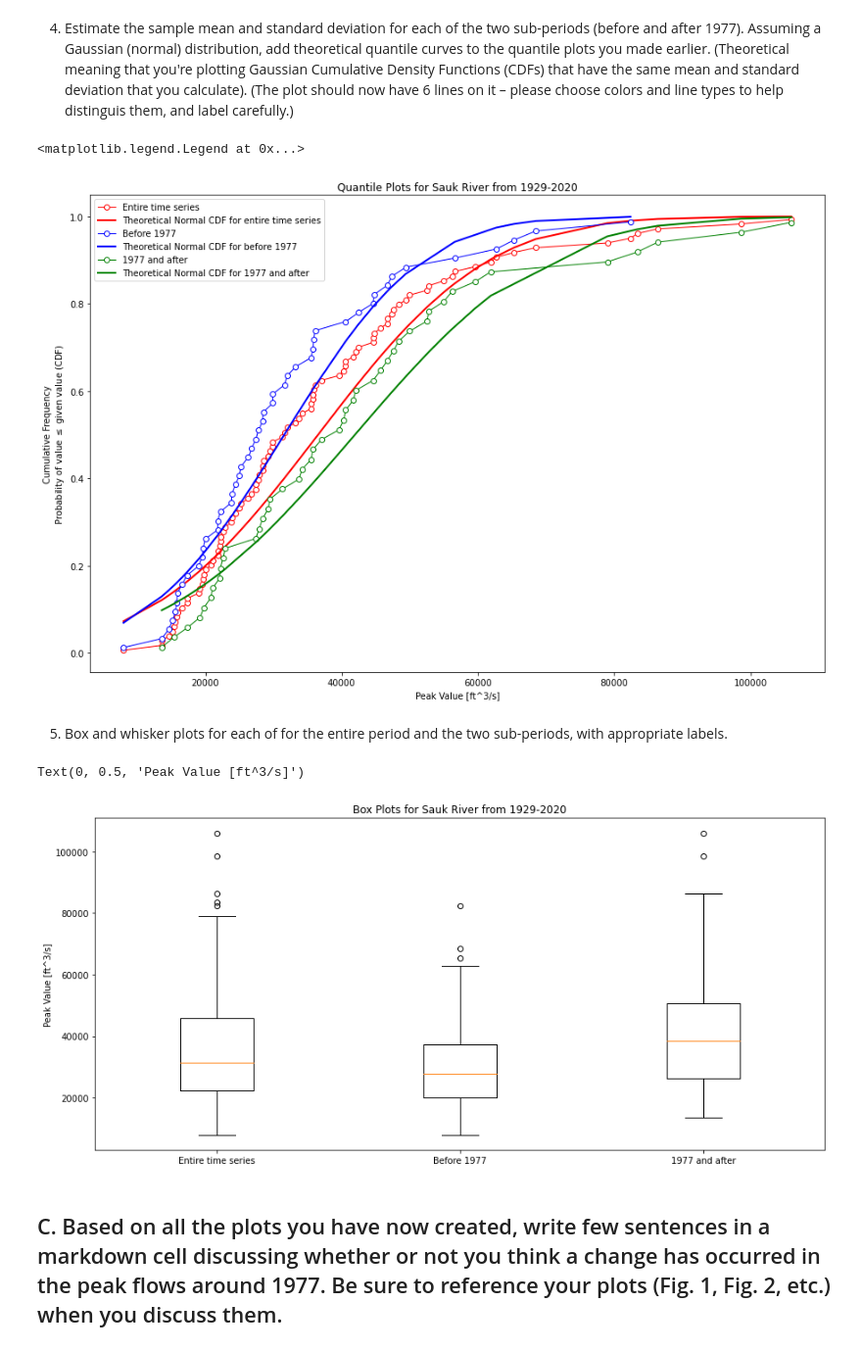
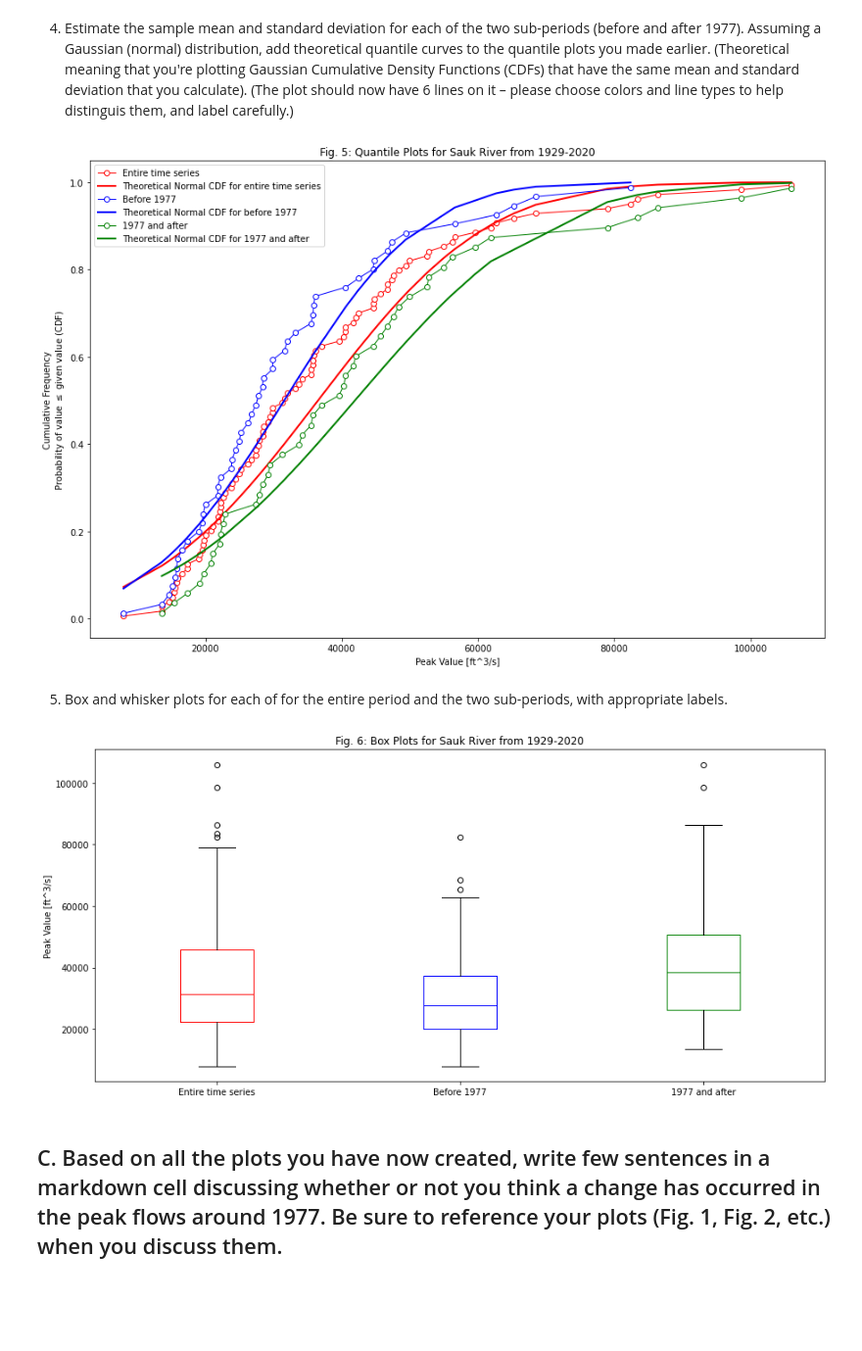
Before and after one commit to egagli/cewa565, a Jupyter notebook: homework/1/hw1.ipynb, the cells around one changed output. Shown at 98% size. Saved outputs shown, nothing was run; the diff lists cells and outputs as text; code cells hidden in the pictures; blank space fills up the shorter version.

```diff
--- a/homework/1/hw1.ipynb
+++ b/homework/1/hw1.ipynb
@@ -140,25 +137,24 @@ cunnane_quantile(Sauk_data_after_1977,'peak_va').plot(ax=ax,x='peak_va',y='cunna
                color='g',label='1977 and after')
 ax.plot(sample_values2,normal_cdf2,'g-', lw=2, label='Theoretical Normal CDF for 1977 and after')
 
-ax.set_title('Quantile Plots for Sauk River from 1929-2020')
+ax.legend()
+ax.set_title('Fig. 5: Quantile Plots for Sauk River from 1929-2020')
 ax.set_xlabel('Peak Value [ft^3/s]')
-ax.set_ylabel('Cumulative Frequency\nProbability of value $\leq$ given value (CDF)')
-ax.legend()
+ax.set_ylabel('Cumulative Frequency\nProbability of value $\leq$ given value (CDF)');
 # %% [output]
-<matplotlib.legend.Legend at 0x...>
-[figure, old version]
+[figure, new version]
 # %% [markdown]
 5. Box and whisker plots for each of for the entire period and the two sub-periods, with appropriate labels.
 # %%
 f,ax = plt.subplots(figsize=(15,7))
-ax.boxplot([Sauk_data['peak_va'],Sauk_data_before_1977['peak_va'],Sauk_data_after_1977['peak_va']],labels=['Entire time series','Before 1977','1977 and after']);
-#Sauk_data.boxplot(ax=ax,column='peak_va',grid=False)
-#Sauk_data_before_1977.boxplot(ax=ax,column='peak_va',grid=False)
-#Sauk_data_after_1977.boxplot(ax=ax,column='peak_va',grid=False)
-ax.set_title('Box Plots for Sauk River from 1929-2020')
-ax.set_ylabel('Peak Value [ft^3/s]')
+boxes = ax.boxplot([Sauk_data['peak_va'],Sauk_data_before_1977['peak_va'],Sauk_data_after_1977['peak_va']],labels=['Entire time series','Before 1977','1977 and after']);
+for stuff in ['boxes', 'fliers', 'medians']:
+    plt.setp(boxes[stuff][0], color='r')
+    plt.setp(boxes[stuff][1], color='b')
+    plt.setp(boxes[stuff][2], color='g')
+ax.set_title('Fig. 6: Box Plots for Sauk River from 1929-2020')
+ax.set_ylabel('Peak Value [ft^3/s]');
 # %% [output]
-Text(0, 0.5, 'Peak Value [ft^3/s]')
-[figure, old version]
+[figure, new version]
 # %% [markdown]
 ## C. Based on all the plots you have now created, write few sentences in a markdown cell discussing whether or not you think a change has occurred in the peak flows around 1977. Be sure to reference your plots (Fig. 1, Fig. 2, etc.) when you discuss them.
```
Also changed, not shown: parts of 7 cells of this notebook.
